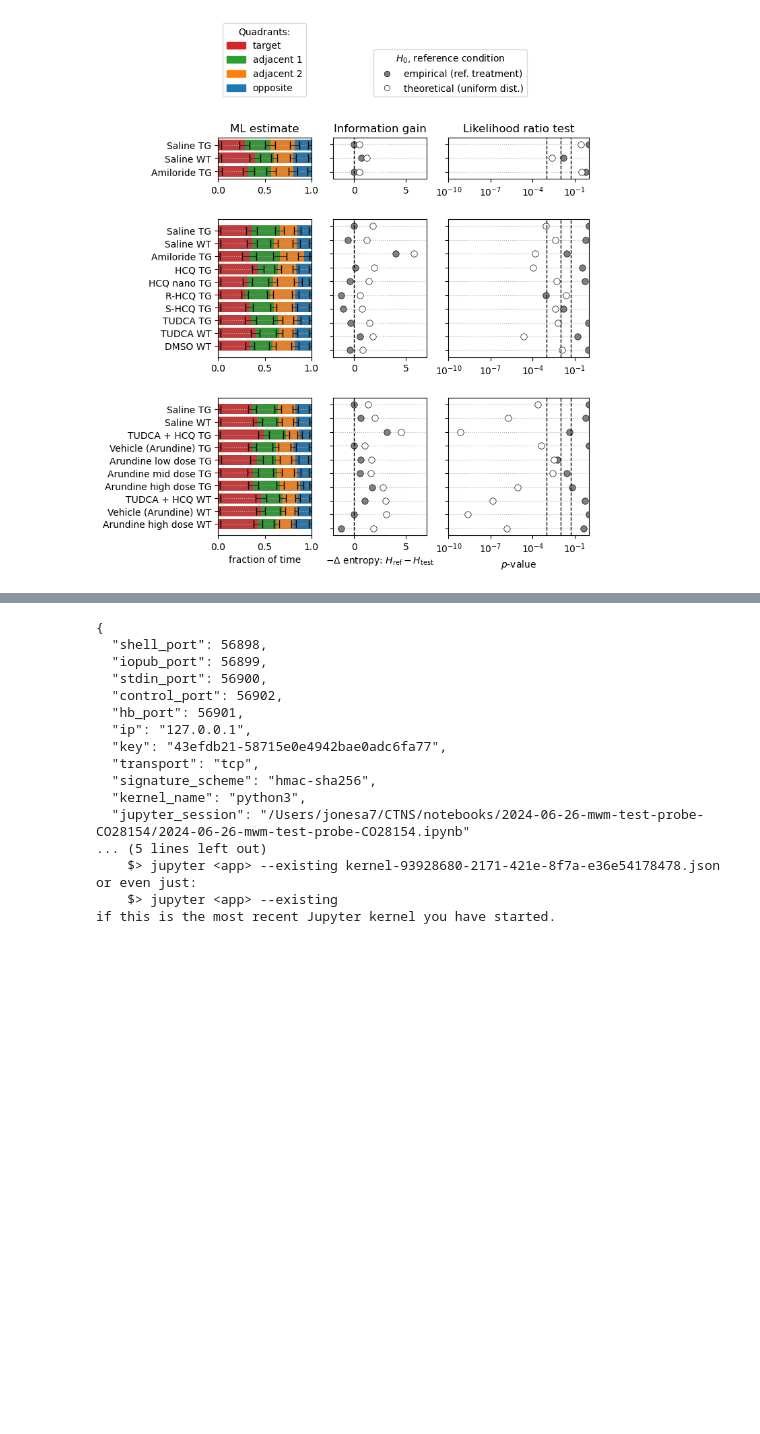
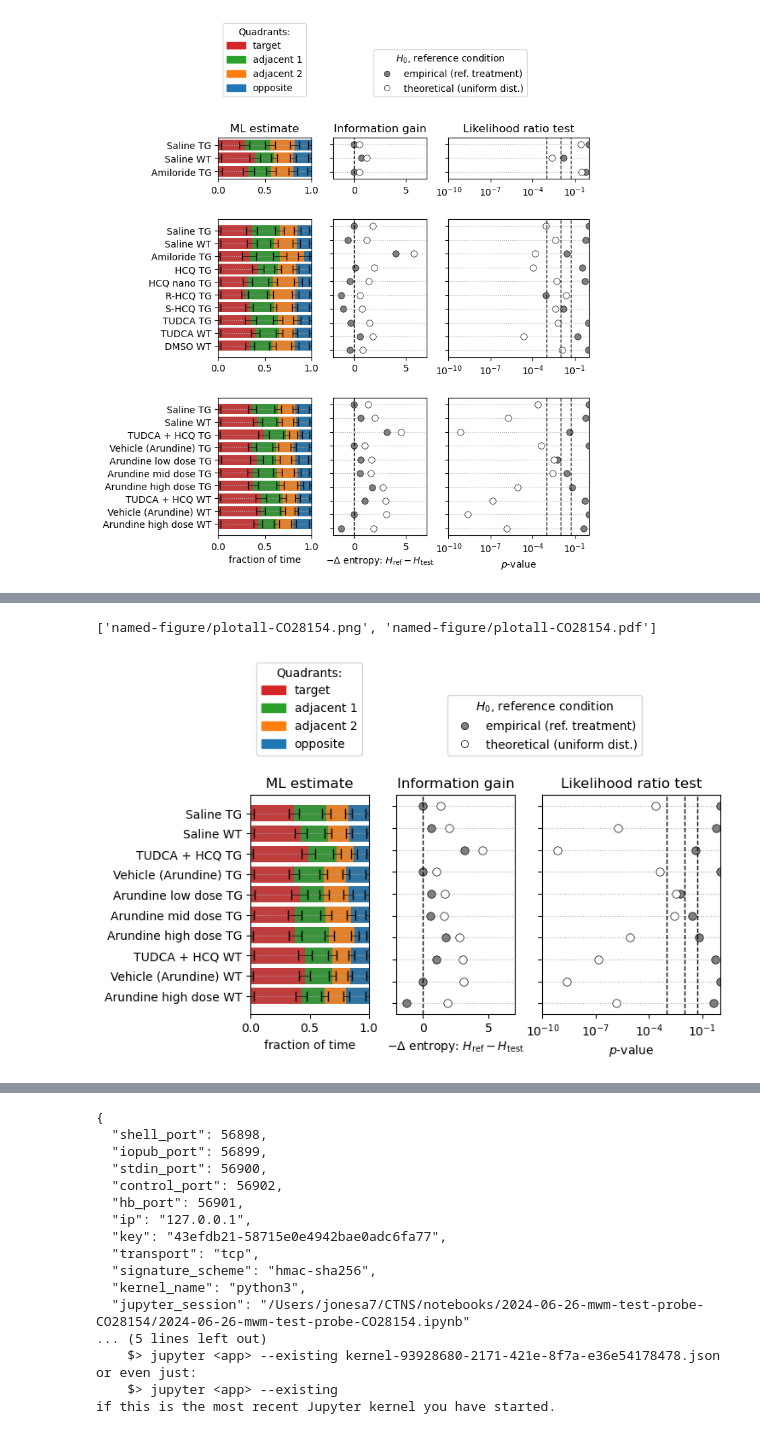
Before and after one commit to attilagk/CTNS-notebook, a Jupyter notebook: 2024-06-26-mwm-test-probe-CO28154/2024-06-26-mwm-test-probe-CO28154.ipynb, the cells around one changed output, grey strips where cells are left out. Drawn from its saved outputs; the diff is of its cells as text; code cells hidden in the pictures; blank space fills up the shorter version.

```diff
--- a/2024-06-26-mwm-test-probe-CO28154/2024-06-26-mwm-test-probe-CO28154.ipynb
+++ b/2024-06-26-mwm-test-probe-CO28154/2024-06-26-mwm-test-probe-CO28154.ipynb
@@ -609,2 +626,12 @@ attila_utils.savefig(fig, 'plotall-all')
+# %%
+d_sel = {
+    'CO28154': results.xs('CO28154').index.to_list(),
+}
+
+fig, ax = plot_all(l_all, d_sel=d_sel, info_xlims=(-2, 7), p_xlims=(1e-10, 1))
+attila_utils.savefig(fig, 'plotall-CO28154')
+# %% [output]
+['named-figure/plotall-CO28154.png', 'named-figure/plotall-CO28154.pdf']
+[figure, added]
 # %%
 d_sel = {
```
Also changed, not shown: parts of 6 cells of this notebook.
